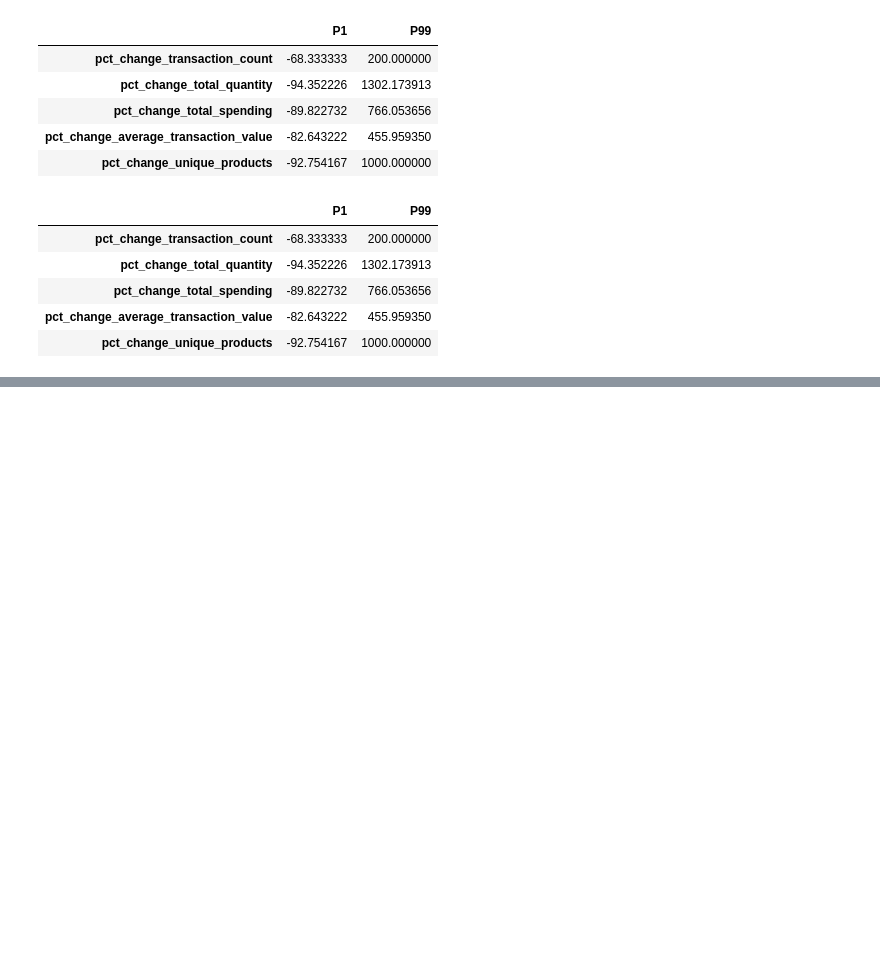
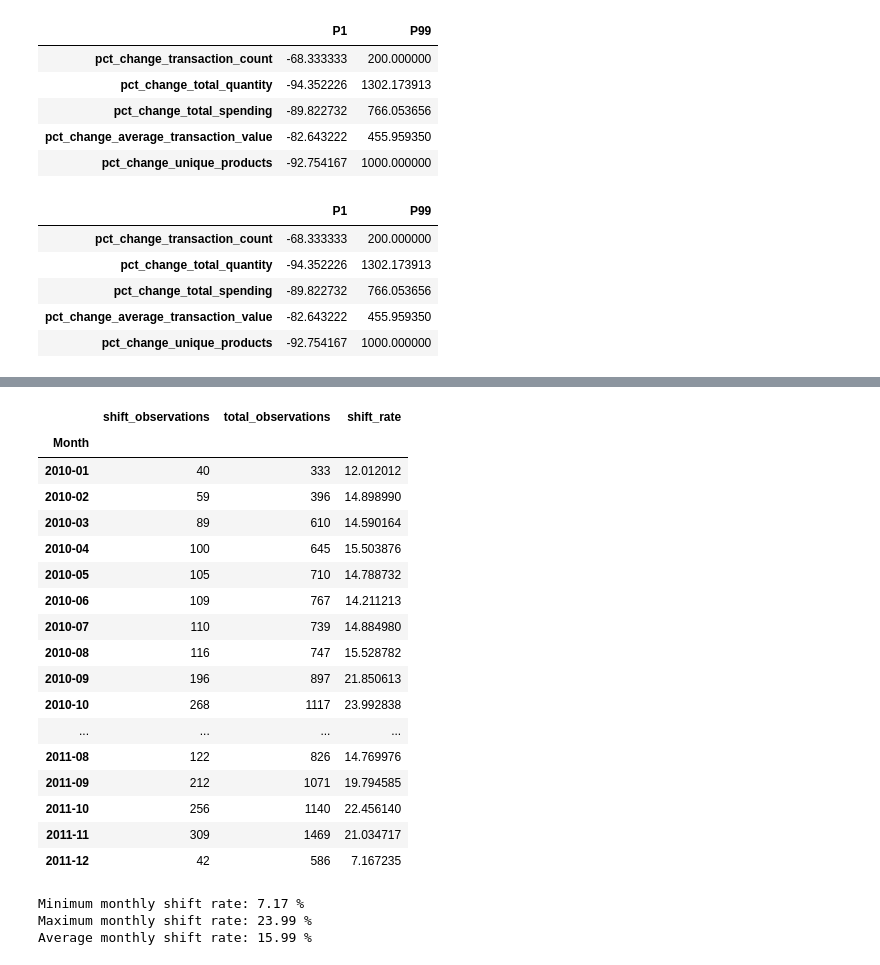
Before and after one commit to saraalwadia/customer-behavior-shift-detection, a Jupyter notebook: notebooks/03_temporal_analysis.ipynb, the cells around one changed output, grey strips where cells are left out. Cells and saved outputs as stored; diff of their text form; code cells hidden in the pictures; blank space fills up the shorter version.

Commit message:
Define and analyze behavior shift candidates

```diff
--- a/notebooks/03_temporal_analysis.ipynb
+++ b/notebooks/03_temporal_analysis.ipynb
@@ -466,3 +466,15 @@ percentile_summary
 | pct_change_total_spending | -89.822732 | 766.053656 |
 | pct_change_average_transaction_value | -82.643222 | 455.959350 |
 | pct_change_unique_products | -92.754167 | 1000.000000 |
+# %%
+# Keep observations with a previous active month
+
+behavior_change_df = customer_month_sorted[
+    customer_month_sorted["previous_month"].notna()
+].copy()
+
+print("Observations with previous month:", len(behavior_change_df))
+print(
+    "Unique customers with previous month:",
+    behavior_change_df["Customer ID"].nunique()
+)
@@ -468,0 +635,53 @@ percentile_summary
+# %%
+# Inspect behavior-shift candidates over time
+
+monthly_shift_summary = (
+    behavior_change_df
+    .groupby("Month")["behavior_shift_candidate"]
+    .agg(
+        shift_observations="sum",
+        total_observations="count"
+    )
+)
+
+monthly_shift_summary["shift_rate"] = (
+    monthly_shift_summary["shift_observations"]
+    / monthly_shift_summary["total_observations"]
+    * 100
+)
+
+monthly_shift_summary
+# %% [output]
+|  | shift_observations | total_observations | shift_rate |
+| Month |  |  |  |
+| 2010-01 | 40 | 333 | 12.012012 |
+| 2010-02 | 59 | 396 | 14.898990 |
+| 2010-03 | 89 | 610 | 14.590164 |
+| 2010-04 | 100 | 645 | 15.503876 |
+| 2010-05 | 105 | 710 | 14.788732 |
+| 2010-06 | 109 | 767 | 14.211213 |
+| 2010-07 | 110 | 739 | 14.884980 |
+| 2010-08 | 116 | 747 | 15.528782 |
+| 2010-09 | 196 | 897 | 21.850613 |
+| 2010-10 | 268 | 1117 | 23.992838 |
+| ... | ... | ... | ... |
+| 2011-08 | 122 | 826 | 14.769976 |
+| 2011-09 | 212 | 1071 | 19.794585 |
+| 2011-10 | 256 | 1140 | 22.456140 |
+| 2011-11 | 309 | 1469 | 21.034717 |
+| 2011-12 | 42 | 586 | 7.167235 |
+# %%
+# Summary statistics for monthly shift rates
+
+print("Minimum monthly shift rate:",
+      round(monthly_shift_summary["shift_rate"].min(), 2), "%")
+
+print("Maximum monthly shift rate:",
+      round(monthly_shift_summary["shift_rate"].max(), 2), "%")
+
+print("Average monthly shift rate:",
+      round(monthly_shift_summary["shift_rate"].mean(), 2), "%")
+# %% [output]
+Minimum monthly shift rate: 7.17 %
+Maximum monthly shift rate: 23.99 %
+Average monthly shift rate: 15.99 %
```
Also changed, not shown: parts of 5 cells of this notebook.
